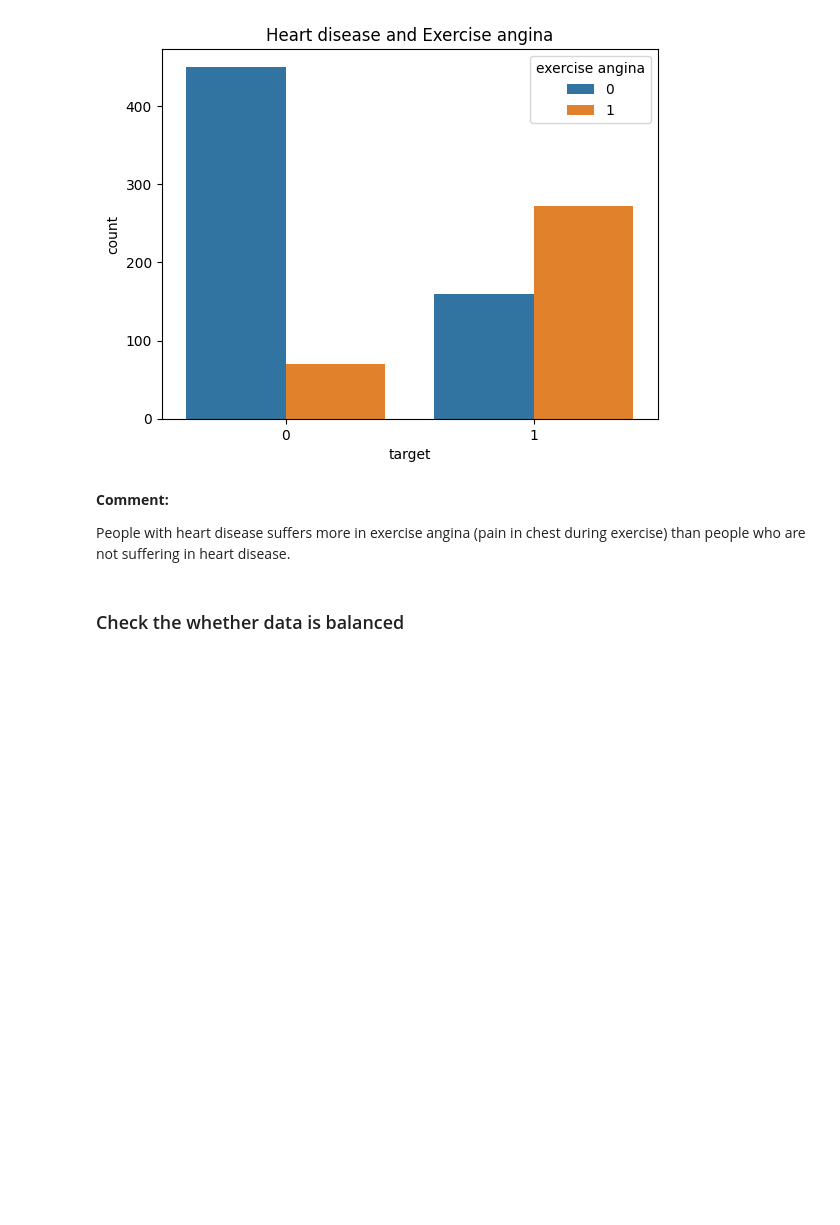
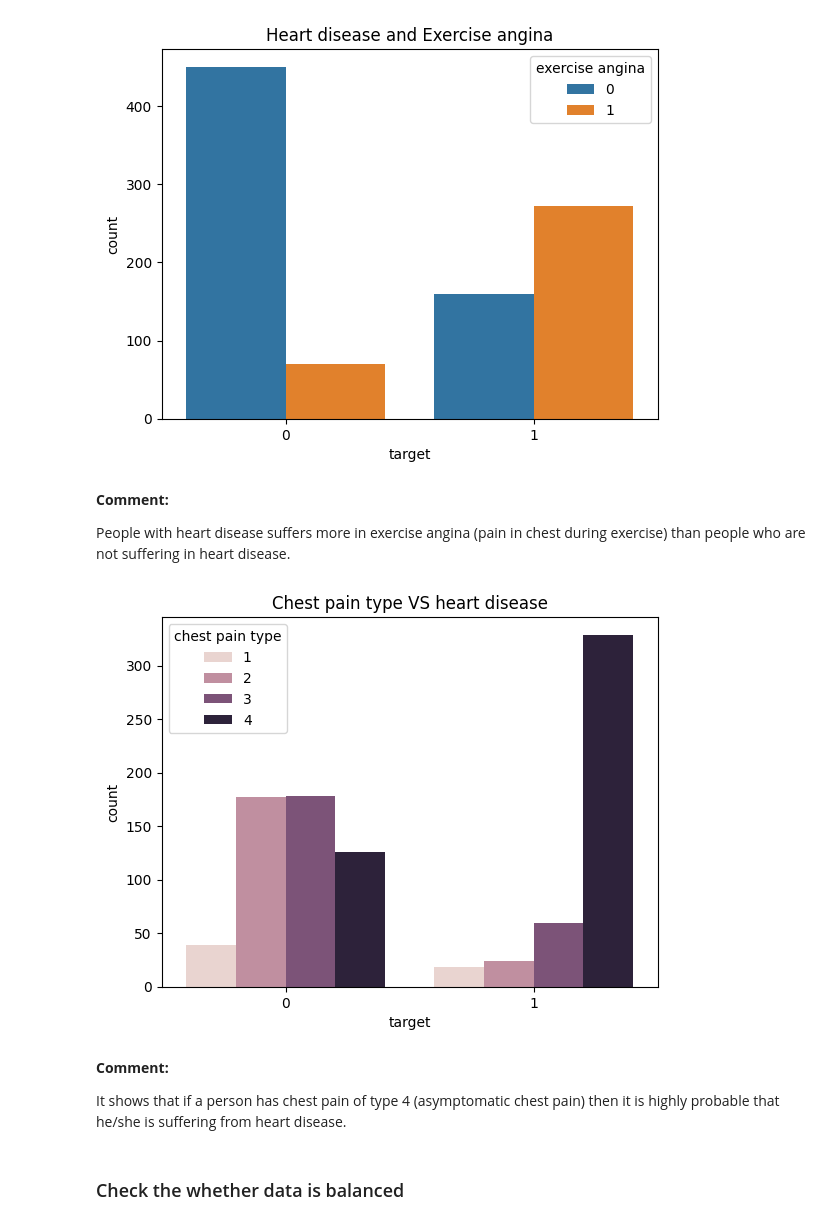
Before and after one commit to amareshmaity/Machine-Learning-Projects, a Jupyter notebook: Heart-Disease-Detection/Heart-Disease-Detection.ipynb, the cells around one changed output. Cells and saved outputs as stored; diff of their text form; code cells hidden in the pictures; blank space fills up the shorter version.

```diff
--- a/Heart-Disease-Detection/Heart-Disease-Detection.ipynb
+++ b/Heart-Disease-Detection/Heart-Disease-Detection.ipynb
@@ -214,6 +214,16 @@ plt.title("Heart disease and Exercise angina");
 **Comment:**
 
 People with heart disease suffers more in exercise angina (pain in chest during exercise) than people who are not suffering in heart disease.
+# %%
+# Check how chest pain type affect to heart disease rate
+sns.countplot(x='target', hue='chest pain type', data=df)
+plt.title("Chest pain type VS heart disease");
+# %% [output]
+[figure, added]
+# %% [markdown]
+**Comment:**
+
+It shows that if a person has chest pain of type 4 (asymptomatic chest pain) then it is highly probable that he/she is suffering from heart disease.
 # %% [markdown]
 ### Check the whether data is balanced
 # %%
```
Also changed, not shown: parts of 1 cell of this notebook.
